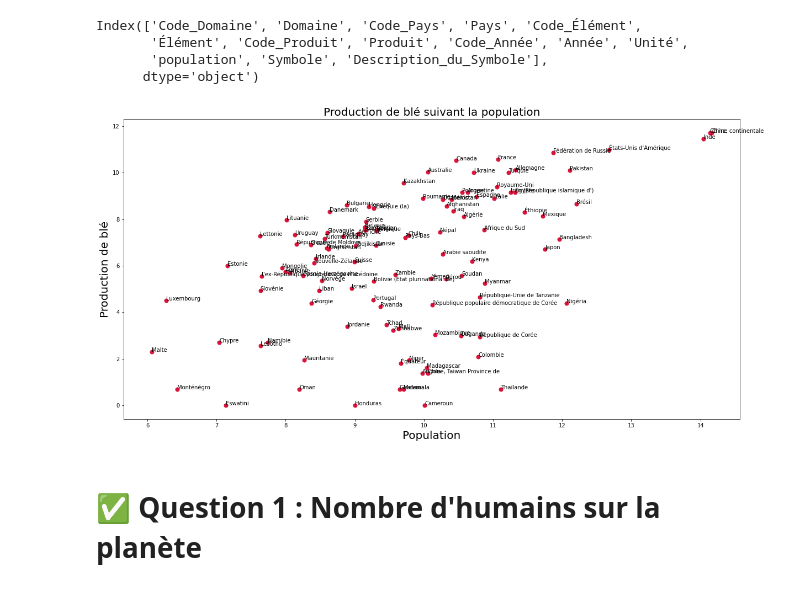
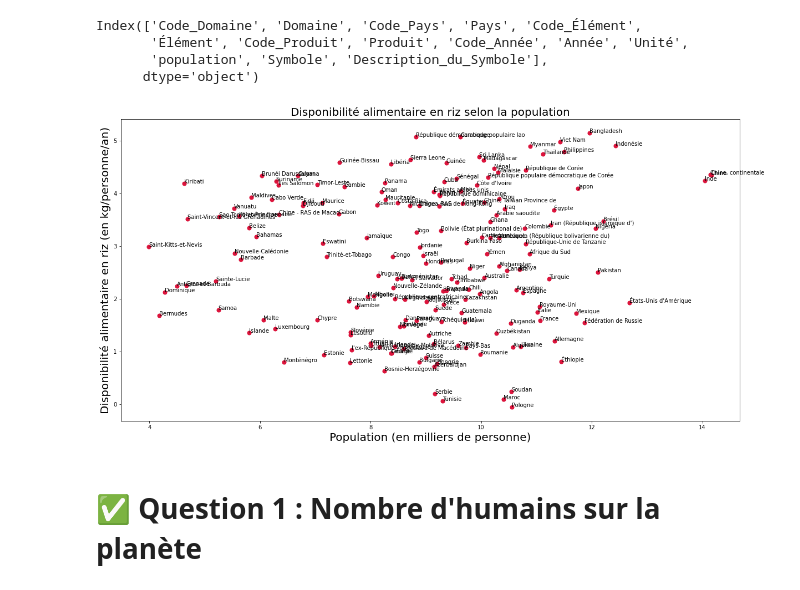
Before and after one commit to Lorenzo1208/Brief_fao, a Jupyter notebook: FAO_Lorenzo_Maud.ipynb, the cells around one changed output. Cells and saved outputs as stored; diff of their text form; code cells hidden in the pictures.

```diff
--- a/FAO_Lorenzo_Maud.ipynb
+++ b/FAO_Lorenzo_Maud.ipynb
@@ -136,46 +136,46 @@ Index(['Code_Domaine', 'Domaine', 'Code_Pays', 'Pays', 'Code_Élément',
 # %%
 
 #on effectue un tri sur les lignes dont la colonne élément correspond à production
-selection = cereals_df['Élément'] == 'Production'
+selection = cereals_df['Élément'] == 'Disponibilité alimentaire en quantité (kg/personne/an)'
 #print(selection)
 cereals_df2 = cereals_df[selection]
 
 #deuxième tri sur les lignes dont la colonne produit correspond à blé
-cereals_df2 = cereals_df2[cereals_df2['Produit'] == 'Blé']
+cereals_df2 = cereals_df2[cereals_df2['Produit'] == 'Riz (Eq Blanchi)']
 #on filtre les valeus nulles pour éviter les divisions par 0
 cereals_df2 = cereals_df2[cereals_df2['Valeur'] > 0]
 #on extrait uniquement les colonnes valeur et code pays
 cereals_df2 = cereals_df2[["Valeur", "Pays", "Code_Pays"]]
 #print(df_cereal)
 
 #df_population.index = df_population['Code Pays']
 
 population_df3 = population_df[["population", "Code_Pays"]]
 #print(df_population)
 
 fig, ax = plt.subplots()
 fig.set_size_inches(20, 10)
 #on joint les deux df avec 'code pays' comme index et on précise le nom des tableaux pour les colonnes valeur
 df_graph = cereals_df2.set_index('Code_Pays').join(population_df3.set_index('Code_Pays'), lsuffix="_cereal", rsuffix="_population")
 
 
 #on fait un graphique scatter plot avec les valeurs x et y qui nous intéressent
 #log permet de tasser en enlevant la puissance
 graph = plt.scatter(np.log(df_graph["population"]), np.log(df_graph['Valeur']), color='crimson', s=50)
 
 #ajouter le nom des pays à côté de chaque point en ittérant sur les lignes et non les colonnes
 #on applique également la fonction log pour que les noms aient la même distribution que les points
 for i, x in df_graph.iterrows():
     plt.annotate(x['Pays'], (np.log(x['population']), np.log(x['Valeur'])))
 
 #afficher dans le terminal
 # plt.figure(figsize=(15, 10))
-plt.xlabel('Population',fontsize=20)
-plt.ylabel('Production de blé',fontsize=20)
-plt.title("Production de blé suivant la population", fontsize=20)
+plt.xlabel('Population (en milliers de personne)',fontsize=20)
+plt.ylabel('Disponibilité alimentaire en riz (en kg/personne/an)',fontsize=20)
+plt.title("Disponibilité alimentaire en riz selon la population", fontsize=20)
 plt.show()
 # %% [output]
-[figure, old version]
+[figure, new version]
 # %% [markdown]
 # ✅ Question 1 : Nombre d'humains sur la planète
 # %%
```
Also changed, not shown: parts of 1 cell of this notebook.
